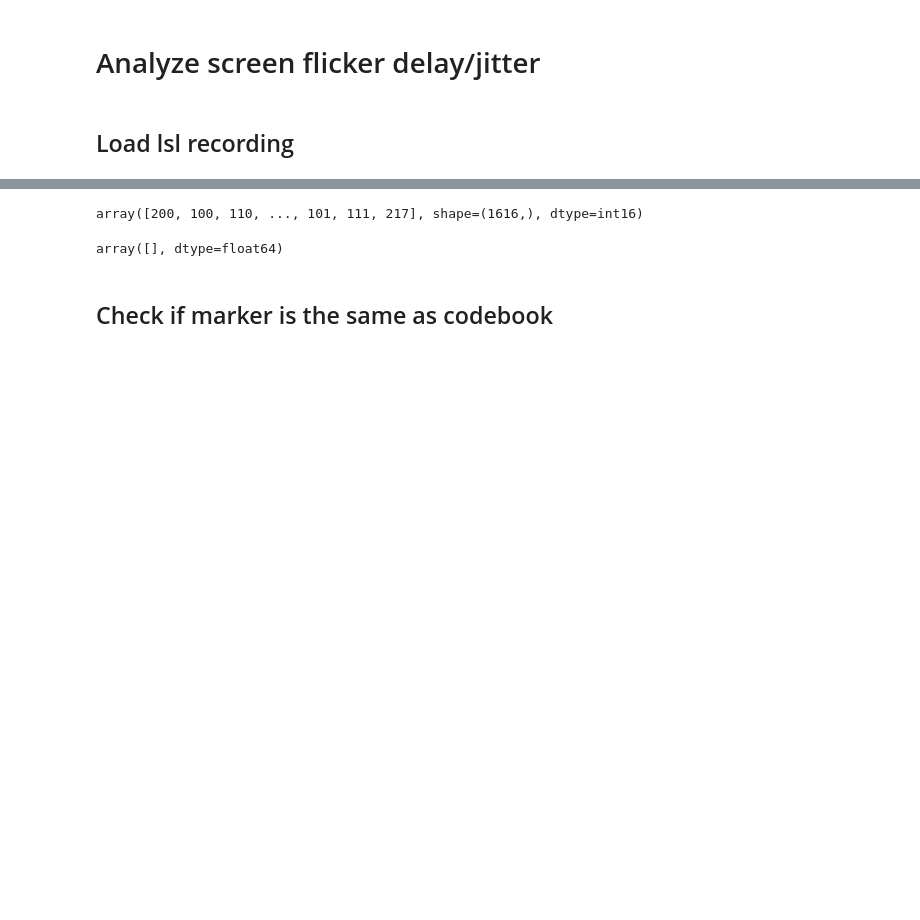
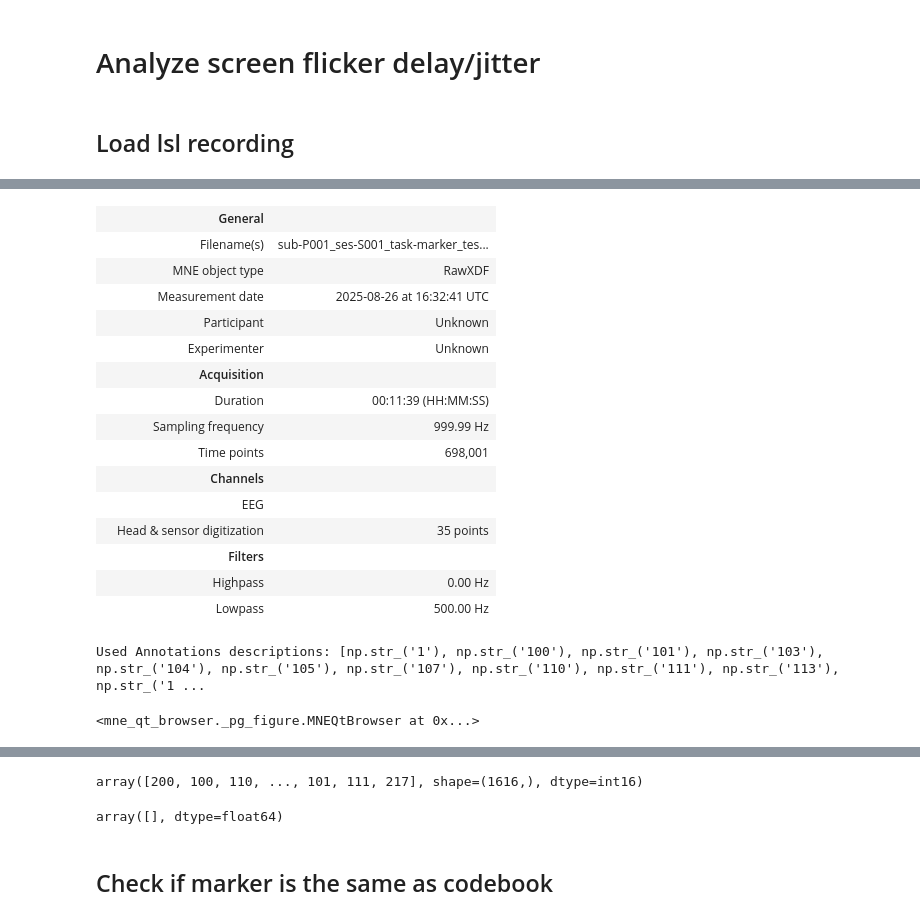
Before and after one commit to amar-enkhbat/codebook_generator, a Jupyter notebook: timing_analysis.ipynb, the cells around one changed output, grey strips where cells are left out. Cells and saved outputs as stored; diff of their text form; code cells hidden in the pictures; blank space fills up the shorter version.

```diff
--- a/timing_analysis.ipynb
+++ b/timing_analysis.ipynb
@@ -40,0 +45,14 @@ for stream in streams:
+# %%
+streams = pyxdf.resolve_streams(fpath)
+stream_ids = []
+marker_ids = []
+for stream in streams:
+    print(f"stream name: {stream['name']}, stream_id: {stream['stream_id']}")
+    if stream['name'] == 'Mic_001':
+        stream_ids.append(stream['stream_id'])
+    elif stream['name'] == 'LaserMarkerStream':
+        marker_ids.append(stream['stream_id'])
+    elif stream['name'] == 'ScreenMarkerStream':
+        marker_ids.append(stream['stream_id'])
+    else:
+        continue
@@ -41,8 +75,4 @@ for stream in streams:
 # %%
-marker_stream = [s for s in streams if s['info']['name'][0] == 'ScreenMarkerStream'][0]
-sensor_stream = [s for s in streams if s['info']['name'][0] == 'ScreenSensorStream'][0]
+from xdf import read_raw_xdf
 
-marker_timestamp = marker_stream['time_stamps']
-marker_timeseries = marker_stream['time_series'].flatten()
-sensor_timestamp = sensor_stream['time_stamps']
-sensor_timeseries = sensor_stream['time_series'].flatten()
+raw = read_raw_xdf(fpath, stream_ids=stream_ids, marker_ids=marker_ids, fs_new=120)
@@ -48,0 +321,28 @@ sensor_timeseries = sensor_stream['time_series'].flatten()
+# %%
+raw.set_montage('standard_1020')
+# %% [output]
+|  | General |  |
+|  | Filename(s) | sub-P001_ses-S001_task-marker_tes... |
+|  | MNE object type | RawXDF |
+|  | Measurement date | 2025-08-26 at 16:32:41 UTC |
+|  | Participant | Unknown |
+|  | Experimenter | Unknown |
+|  | Acquisition |  |
+|  | Duration | 00:11:39 (HH:MM:SS) |
+|  | Sampling frequency | 999.99 Hz |
+|  | Time points | 698,001 |
+|  | Channels |  |
+|  | EEG |  |
+|  | Head & sensor digitization | 35 points |
+|  | Filters |  |
+|  | Highpass | 0.00 Hz |
+|  | Lowpass | 500.00 Hz |
+# %%
+events, event_id = mne.events_from_annotations(raw)
+# %% [output]
+Used Annotations descriptions: [np.str_('1'), np.str_('100'), np.str_('101'), np.str_('103'), np.str_('104'), np.str_('105'), np.str_('107'), np.str_('110'), np.str_('111'), np.str_('113'), np.str_('1 ...
+# %%
+%matplotlib qt
+raw.plot()
+# %% [output]
+<mne_qt_browser._pg_figure.MNEQtBrowser at 0x...>
```
Also changed, not shown: parts of 17 cells of this notebook.
